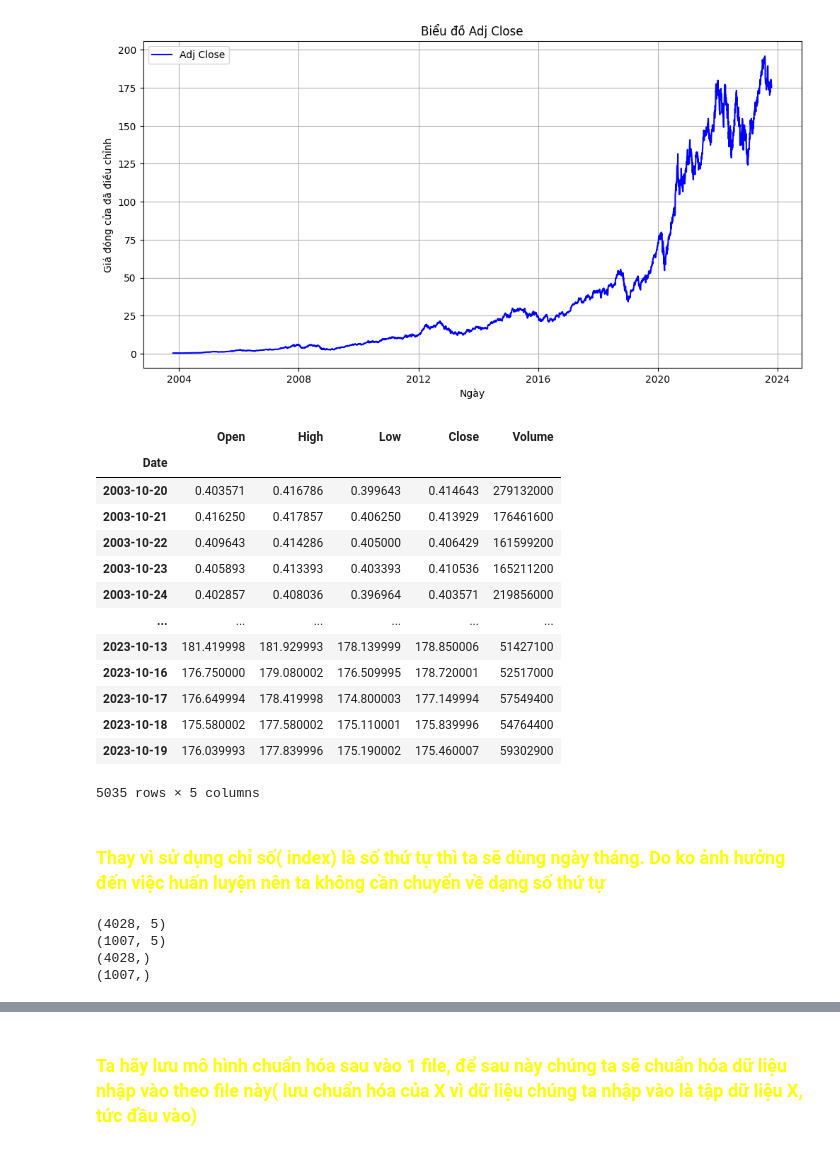
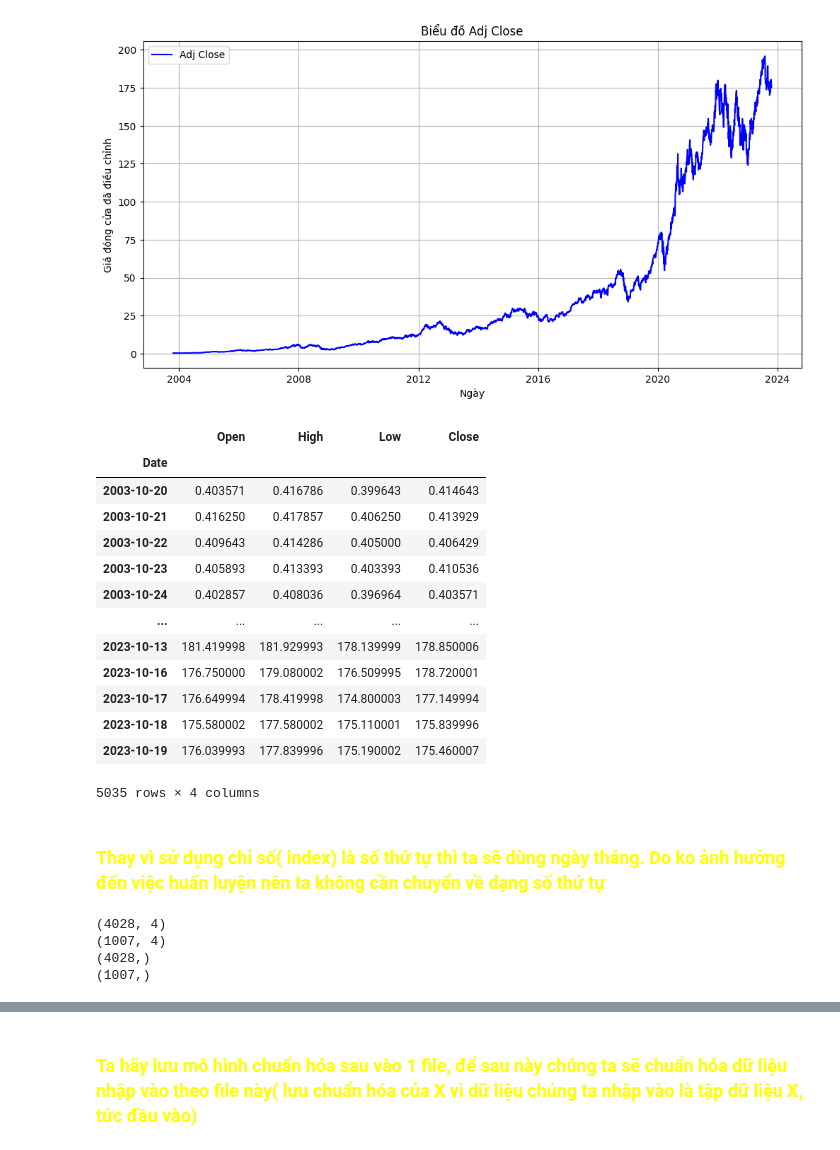
Before and after one commit to tuananhha42/Stock_by_yfinace, a Jupyter notebook: Analys_data/Apple.ipynb, the cells around one changed output, grey strips where cells are left out. Saved outputs shown, nothing was run; the diff lists cells and outputs as text; code cells hidden in the pictures.

```diff
--- a/Analys_data/Apple.ipynb
+++ b/Analys_data/Apple.ipynb
@@ -137,24 +238,24 @@ plt.show()
 # %% [output]
 [figure]
 # %%
-# Chọn các cột trừ cột 'Adj Close' làm biến độc lập (x)
-X = stock_data.drop(columns=['Adj Close'])
+# Chọn các cột trừ cột 'Adj Close' và 'Volume làm biến độc lập (x)
+X = stock_data.drop(columns=['Adj Close','Volume'])
 X
 # %% [output]
-|  | Open | High | Low | Close | Volume |
-| Date |  |  |  |  |  |
-| 2003-10-20 | 0.403571 | 0.416786 | 0.399643 | 0.414643 | 279132000 |
-| 2003-10-21 | 0.416250 | 0.417857 | 0.406250 | 0.413929 | 176461600 |
-| 2003-10-22 | 0.409643 | 0.414286 | 0.405000 | 0.406429 | 161599200 |
-| 2003-10-23 | 0.405893 | 0.413393 | 0.403393 | 0.410536 | 165211200 |
-| 2003-10-24 | 0.402857 | 0.408036 | 0.396964 | 0.403571 | 219856000 |
-| ... | ... | ... | ... | ... | ... |
-| 2023-10-13 | 181.419998 | 181.929993 | 178.139999 | 178.850006 | 51427100 |
-| 2023-10-16 | 176.750000 | 179.080002 | 176.509995 | 178.720001 | 52517000 |
-| 2023-10-17 | 176.649994 | 178.419998 | 174.800003 | 177.149994 | 57549400 |
-| 2023-10-18 | 175.580002 | 177.580002 | 175.110001 | 175.839996 | 54764400 |
-| 2023-10-19 | 176.039993 | 177.839996 | 175.190002 | 175.460007 | 59302900 |
+|  | Open | High | Low | Close |
+| Date |  |  |  |  |
+| 2003-10-20 | 0.403571 | 0.416786 | 0.399643 | 0.414643 |
+| 2003-10-21 | 0.416250 | 0.417857 | 0.406250 | 0.413929 |
+| 2003-10-22 | 0.409643 | 0.414286 | 0.405000 | 0.406429 |
+| 2003-10-23 | 0.405893 | 0.413393 | 0.403393 | 0.410536 |
+| 2003-10-24 | 0.402857 | 0.408036 | 0.396964 | 0.403571 |
+| ... | ... | ... | ... | ... |
+| 2023-10-13 | 181.419998 | 181.929993 | 178.139999 | 178.850006 |
+| 2023-10-16 | 176.750000 | 179.080002 | 176.509995 | 178.720001 |
+| 2023-10-17 | 176.649994 | 178.419998 | 174.800003 | 177.149994 |
+| 2023-10-18 | 175.580002 | 177.580002 | 175.110001 | 175.839996 |
+| 2023-10-19 | 176.039993 | 177.839996 | 175.190002 | 175.460007 |
-5035 rows × 5 columns
+5035 rows × 4 columns
 # %% [markdown]
 ### <font color = 'yellow' >Thay vì sử dụng chỉ số( index) là số thứ tự thì ta sẽ dùng ngày tháng. Do ko ảnh hưởng đến việc huấn luyện nên ta không cần chuyển về dạng số thứ tự<font>
 # %%
@@ -167,8 +268,8 @@ print(y_train.shape)
 print(y_test.shape)
 #kiểm tra độ lớn của dữ liệu sau khi chia
 # %% [output]
-(4028, 5)
-(1007, 5)
+(4028, 4)
+(1007, 4)
 (4028,)
 (1007,)
 # %%
```
Also changed, not shown: parts of 22 cells of this notebook, 16 other files.
